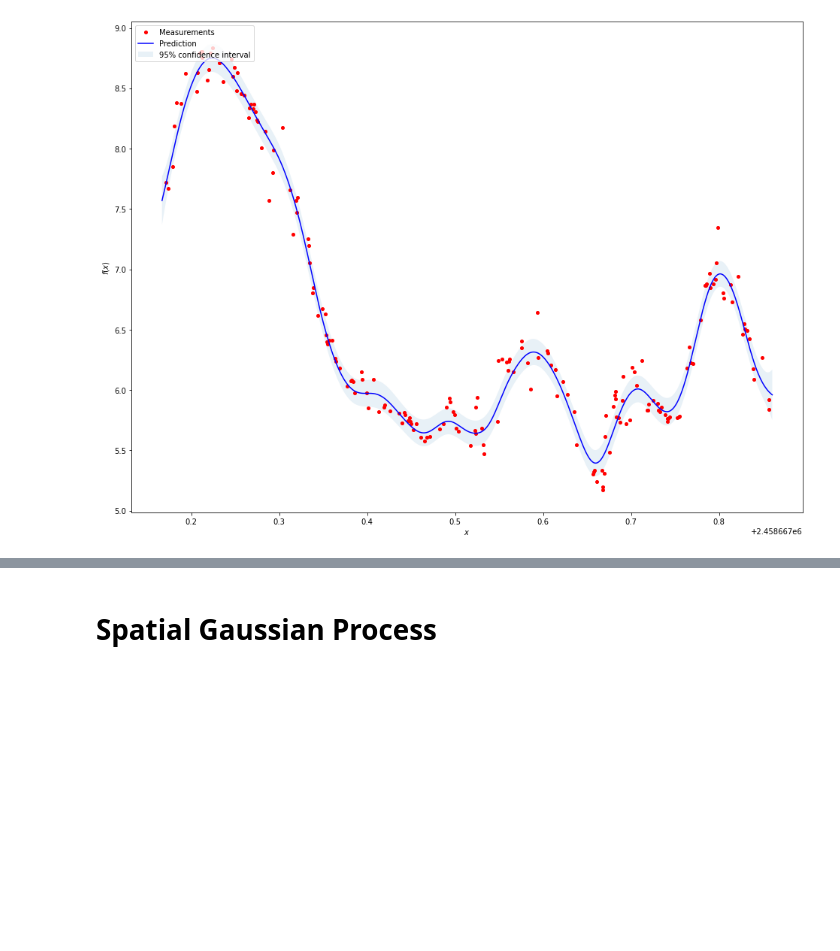
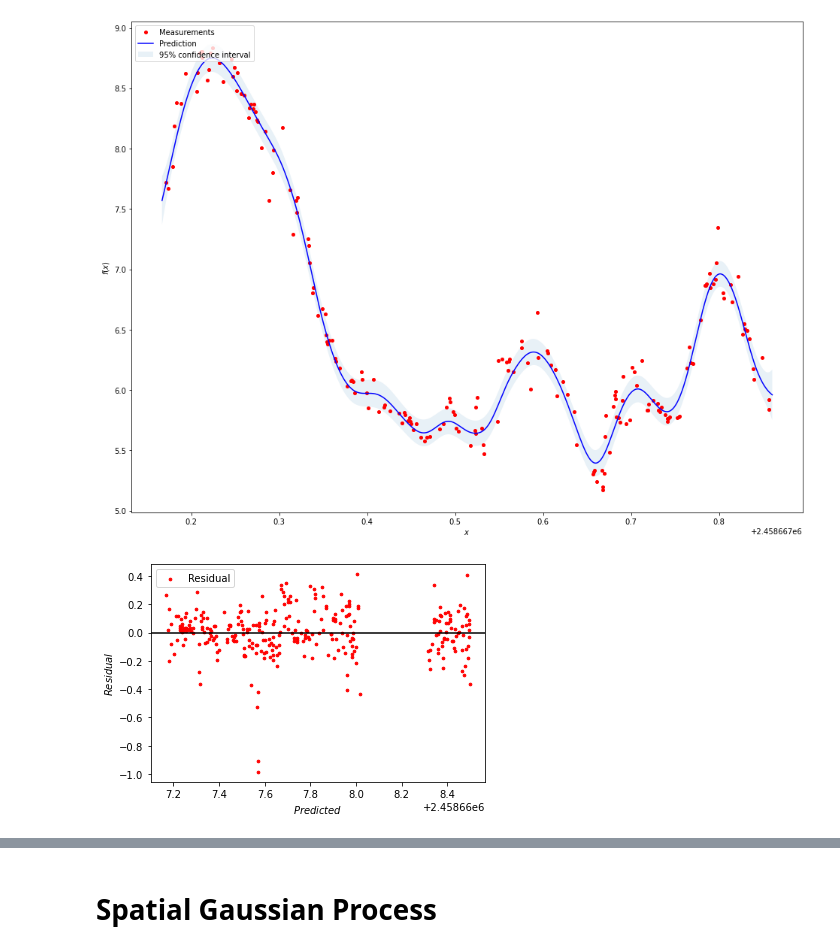
Before and after one commit to larsmmo/Master, a Jupyter notebook: visualization/GPviz.ipynb, the cells around one changed output, grey strips where cells are left out. Cells and saved outputs as stored; diff of their text form; code cells hidden in the pictures; blank space fills up the shorter version.

```diff
--- a/visualization/GPviz.ipynb
+++ b/visualization/GPviz.ipynb
@@ -151,6 +145,6 @@ Increase the number of iterations (max_iter) or scale the data as shown in:
 # %%
-y_pred, y_cov = gpr.predict(prediction_timerange, return_cov=True)
-#y_pred, y_cov = gpr.predict(X_test, return_cov=True)
+#y_pred, y_cov = gpr.predict(prediction_timerange, return_cov=True)
+y_pred, y_cov = gpr.predict(X_test, return_cov=True)
 # %%
 #plt.plot(X_train, y_train, linestyle='none', marker='o', markersize=3, color='r')
 #plt.plot(X_test, y_test)
@@ -179,4 +171,8 @@ plot_gp(prediction_timerange, X_test, y_test, y_pred, y_cov)
 # %% [output]
 (1000,)
 [figure]
+# %%
+plot_residuals(X_test, (y_test-y_pred))
+# %% [output]
+[figure, added]
 # %%
```
Also changed, not shown: parts of 12 cells of this notebook, 4 other files.
